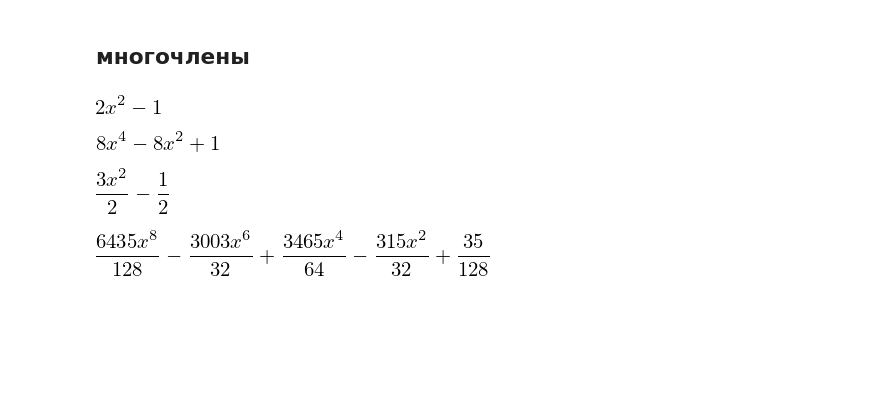
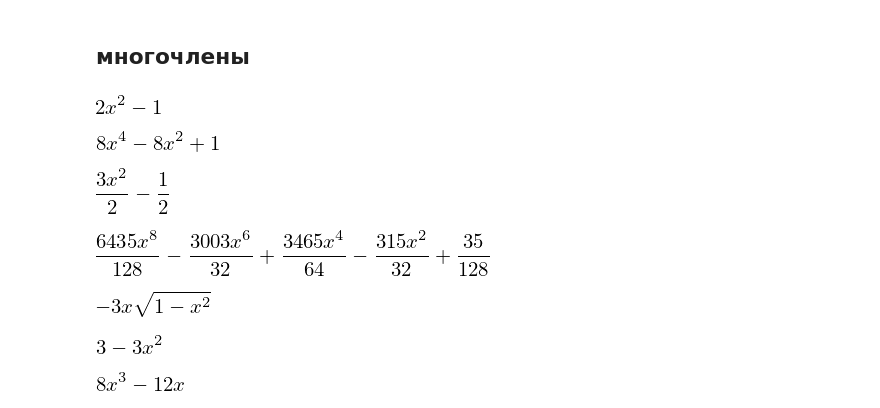
Before and after one commit to KazAndr/balavstvo_checking, a Jupyter notebook: test_modules/sympy/sympy_test.ipynb, the cells around one changed output. Cells and saved outputs as stored; diff of their text form; code cells hidden in the pictures; blank space fills up the shorter version.

```diff
--- a/test_modules/sympy/sympy_test.ipynb
+++ b/test_modules/sympy/sympy_test.ipynb
@@ -455,3 +455,15 @@ legendre(2, x)
 legendre(8, x)
 # %% [output]
 [figure]
+# %%
+assoc_legendre(2, 1, x)
+# %% [output]
+[figure, added]
+# %%
+assoc_legendre(2, 2, x)
+# %% [output]
+[figure, added]
+# %%
+hermite(3, x)
+# %% [output]
+[figure, added]
```
Also changed, not shown: parts of 7 cells of this notebook.
